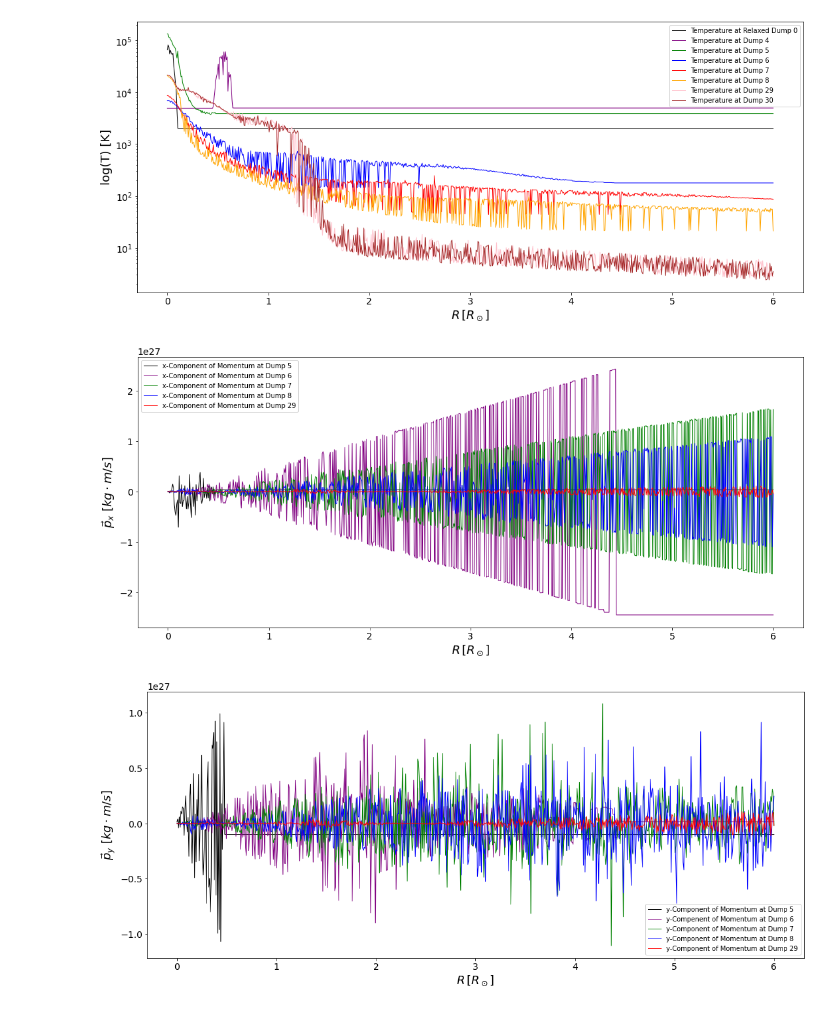
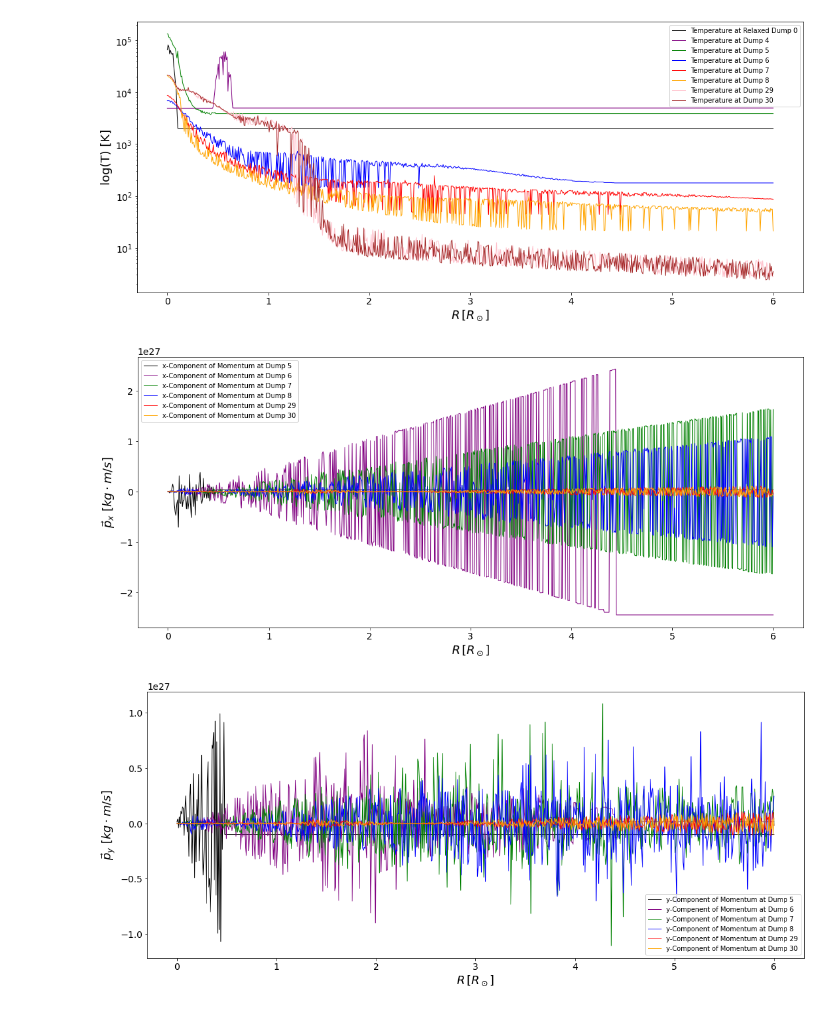
Before and after one commit to SudatKhan/ureca_repo, a Jupyter notebook: new_collision_analysis.ipynb, the cells around one changed output. Drawn from its saved outputs; the diff is of its cells as text; code cells hidden in the pictures.

```diff
--- a/new_collision_analysis.ipynb
+++ b/new_collision_analysis.ipynb
@@ -78,8 +78,12 @@ momentum29z = 6.32910013698630012E+21 * velocity29z
 radius_jupiter30 = np.sqrt(data30[:,0]**2 + data30[:,1]**2 + data30[:,2]**2)
 density30 = data30[:,5]
 temperature30 = data30[:,6]
-velocity30 = np.sqrt((data30[:,7] * 1000)**2 + (data30[:,8] * 1000)**2 + (data30[:,9] * 1000)**2)
-momentum30 =  6.32910013698630012E+21 * velocity30
+velocity30x = data30[:,7] * 1000
+momentum30x = 6.32910013698630012E+21 * velocity30x
+velocity30y = data30[:,8] * 1000
+momentum30y = 6.32910013698630012E+21 * velocity30y
+velocity30z = data30[:,9] * 1000
+momentum30z = 6.32910013698630012E+21 * velocity30z
 # %%
 radius = np.linspace(0,6,750)
 density_interp = griddata(radius_jupiter, density, radius, method='nearest')
@@ -121,7 +125,9 @@ momentum_interpolated29z = griddata(radius_jupiter29, momentum29z, radius, metho
 
 density_interp30 = griddata(radius_jupiter30, density30, radius, method='nearest')
 temperature_interp30 = griddata(radius_jupiter30, temperature30, radius, method='nearest')
-momentum_interpolated30 = griddata(radius_jupiter30, momentum30, radius, method="nearest")
+momentum_interpolated30x = griddata(radius_jupiter30, momentum30x, radius, method="nearest")
+momentum_interpolated30y = griddata(radius_jupiter30, momentum30y, radius, method='nearest')
+momentum_interpolated30z = griddata(radius_jupiter30, momentum30z, radius, method='nearest')
 # %%
 fig = plt.figure(figsize=(18,7.5))
 
@@ -170,7 +176,7 @@ plt.plot(radius, momentum_interpolated6x, lw=1.0, c='purple', label='x-Component
 plt.plot(radius, momentum_interpolated7x, lw=1.0, c='green', label='x-Component of Momentum at Dump 7')
 plt.plot(radius, momentum_interpolated8x, lw=1.0, c='blue', label='x-Component of Momentum at Dump 8')
 plt.plot(radius, momentum_interpolated29x, lw=1.0, c='red', label='x-Component of Momentum at Dump 29')
-
+plt.plot(radius, momentum_interpolated30x, lw=1.0, c='orange', label='x-Component of Momentum at Dump 30')
 
 plt.legend()
 plt.xlabel(r'$R \, [R_\odot]$', size=18)
@@ -178,23 +184,24 @@ plt.ylabel(r'$\vec{p}_{x} \, \, [kg \cdot m / s]$', size=18)
 plt.rc('xtick', labelsize=14)
 plt.rc('ytick', labelsize=14)
 # %% [output]
-[figure, old version]
+[figure, new version]
 # %%
 fig = plt.figure(figsize=(18,7.5))
 
 plt.plot(radius, momentum_interpolated5y, lw=1.0, c='black', label='y-Component of Momentum at Dump 5')
 plt.plot(radius, momentum_interpolated6y, lw= 1.0, c='purple', label='y-Compenent of Momentum at Dump 6')
 plt.plot(radius, momentum_interpolated7y, lw=1.0, c='green', label='y-Component of Momentum at Dump 7')
 plt.plot(radius, momentum_interpolated8y, lw=1.0, c='blue', label='y-Component of Momentum at Dump 8')
 plt.plot(radius, momentum_interpolated29y, lw=1.0, c='red', label='y-Component of Momentum at Dump 29')
+plt.plot(radius, momentum_interpolated30y, lw=1.0, c='orange', label='y-Component of Momentum at Dump 30')
 
 plt.legend()
 plt.xlabel(r'$R \, [R_\odot]$', size=18)
 plt.ylabel(r'$\vec{p}_{y} \, \, [kg \cdot m / s]$', size=18)
 plt.rc('xtick', labelsize=14)
 plt.rc('ytick', labelsize=14)
 # %% [output]
-[figure, old version]
+[figure, new version]
 # %%
 fig = plt.figure(figsize=(18,7.5))
 
```
Also changed, not shown: parts of 2 cells of this notebook.
